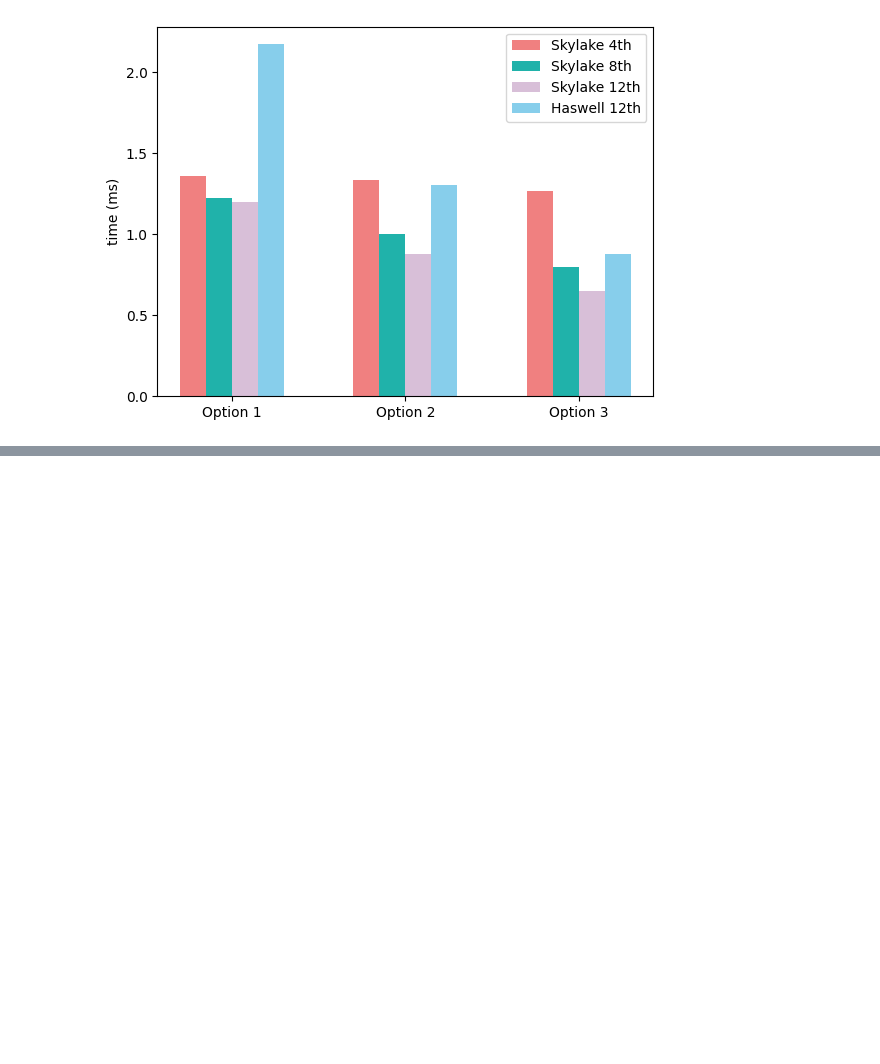
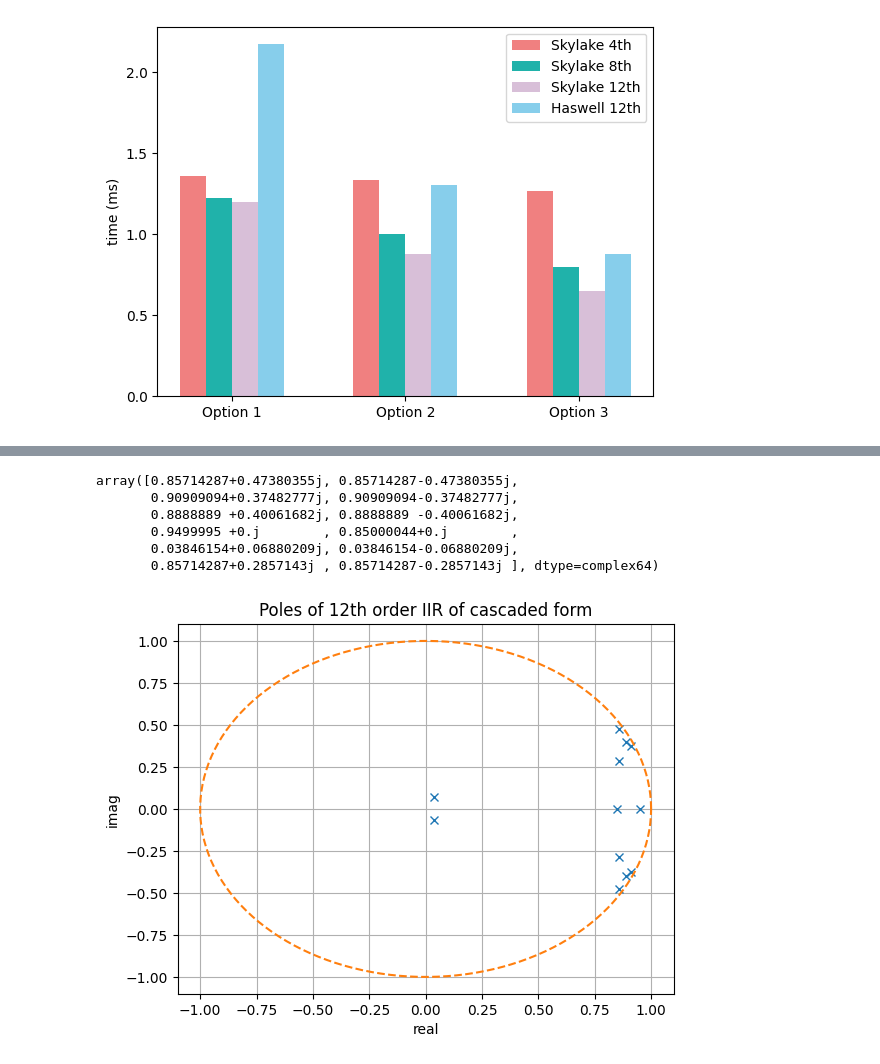
Before and after one commit to Haotian-RA/recursive-filtering-2-24, a Jupyter notebook: notebook.ipynb, the cells around one changed output, grey strips where cells are left out. Drawn from its saved outputs; the diff is of its cells as text; code cells hidden in the pictures; blank space fills up the shorter version.

```diff
--- a/notebook.ipynb
+++ b/notebook.ipynb
@@ -31,0 +58,2 @@ plt.show()
+# %%
+L=12
@@ -31,0 +126,27 @@ plt.show()
+# %%
+poles2 = np.zeros((int)(L),dtype='F')
+for n in range((int)(L/2)):
+    poles2[2*n:2*(n+1)]=np.roots(coeffs2[n,:])
+
+poles2
+# %% [output]
+array([0.85714287+0.47380355j, 0.85714287-0.47380355j,
+       0.90909094+0.37482777j, 0.90909094-0.37482777j,
+       0.8888889 +0.40061682j, 0.8888889 -0.40061682j,
+       0.9499995 +0.j        , 0.85000044+0.j        ,
+       0.03846154+0.06880209j, 0.03846154-0.06880209j,
+       0.85714287+0.2857143j , 0.85714287-0.2857143j ], dtype=complex64)
+# %%
+angle = np.linspace(0,2*np.pi,150)
+x_circ = np.cos(angle)
+y_circ = np.sin(angle)
+
+plt.plot(poles2.real,poles2.imag,'x')
+plt.plot(x_circ,y_circ,'--')
+plt.ylabel('imag')
+plt.xlabel('real')
+plt.title('Poles of 12th order IIR of cascaded form')
+plt.grid()
+plt.show()
+# %% [output]
+[figure, added]
```
Also changed, not shown: parts of 17 cells of this notebook, 4 other files.
